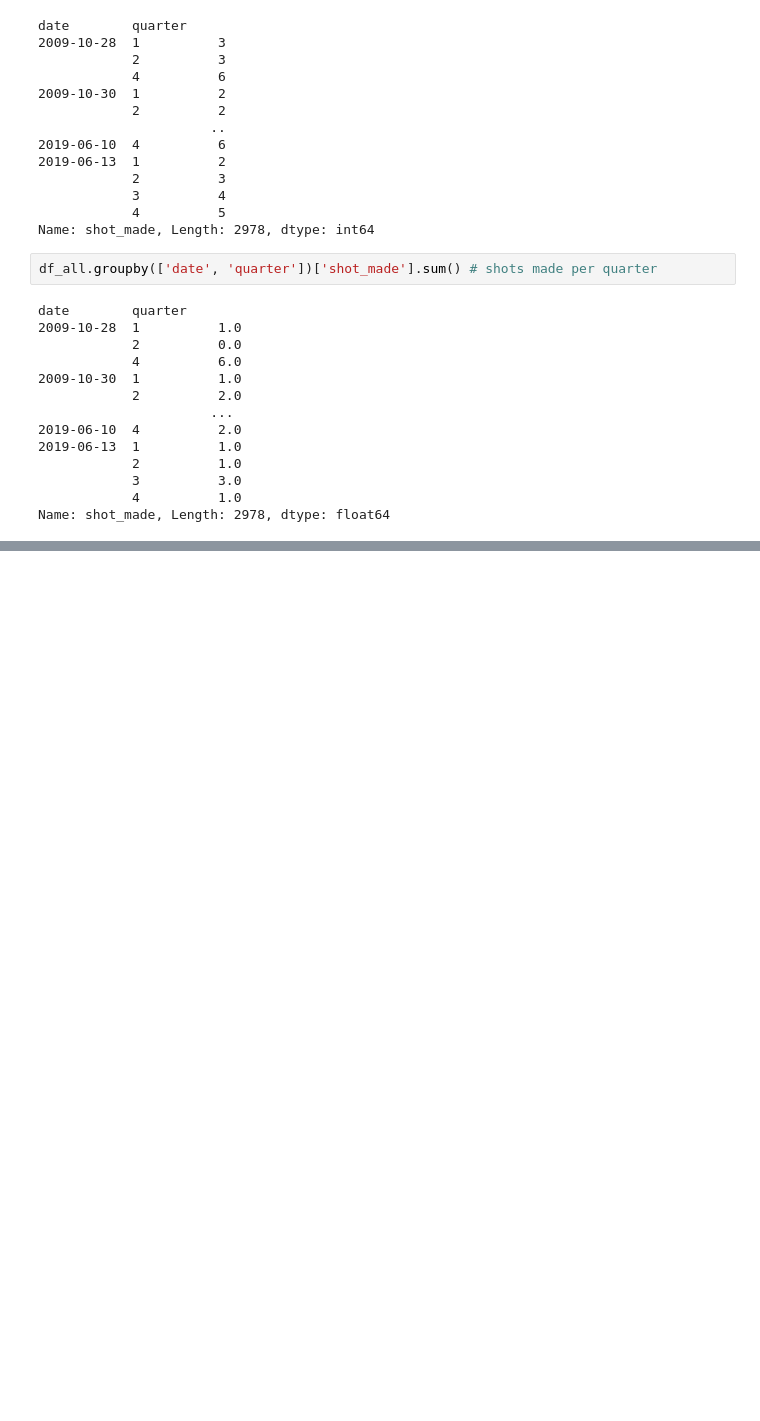
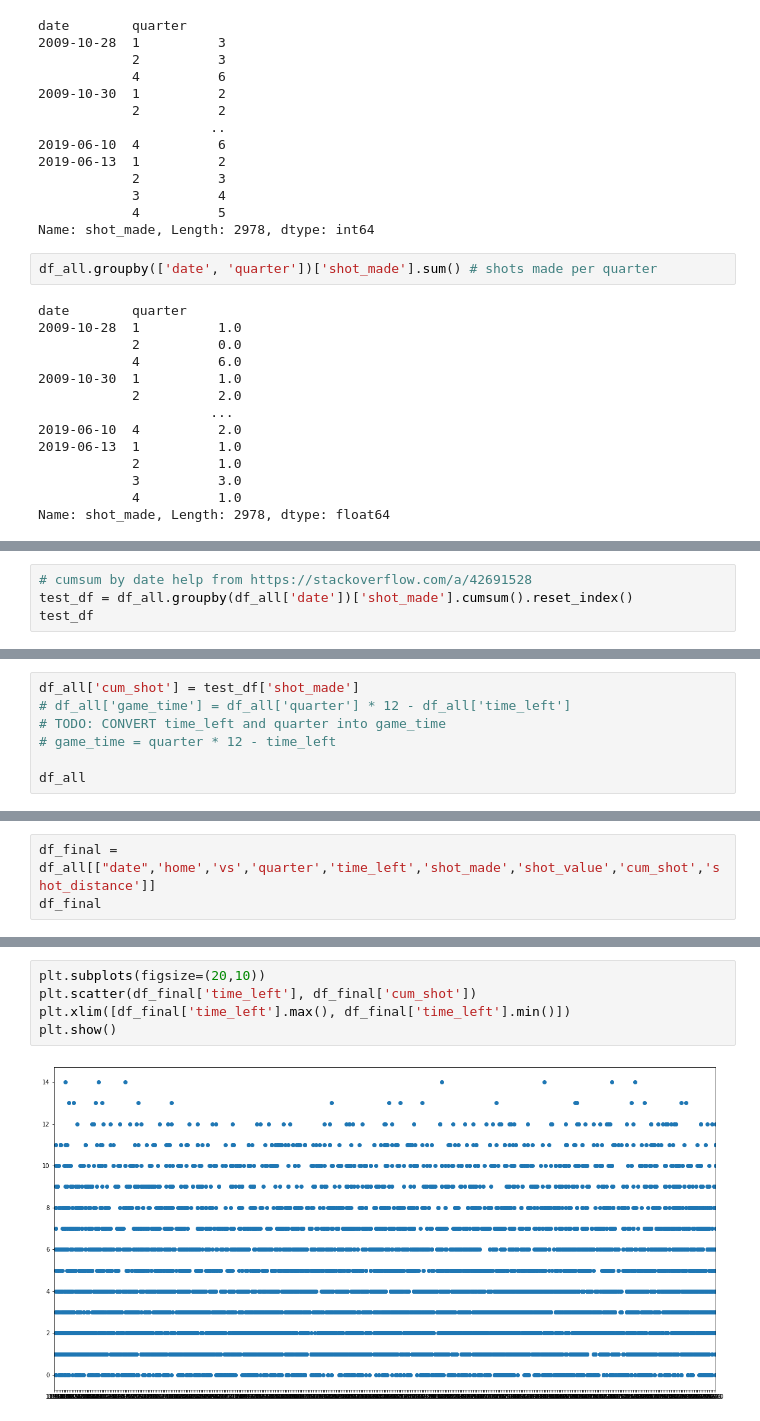
Before and after one commit to Fluffisaurus/player-performance-projection, a Jupyter notebook: scripts/combine_shooting_data.ipynb, the cells around one changed output, grey strips where cells are left out. Cells and saved outputs as stored; diff of their text form; blank space fills up the shorter version.

```diff
--- a/scripts/combine_shooting_data.ipynb
+++ b/scripts/combine_shooting_data.ipynb
@@ -124,0 +118,4 @@ Name: shot_made, dtype: bool
+# %%
+# cumsum by date help from https://stackoverflow.com/a/42691528
+test_df = df_all.groupby(df_all['date'])['shot_made'].cumsum().reset_index()
+test_df
@@ -124,0 +136,7 @@ Name: shot_made, dtype: bool
+# %%
+df_all['cum_shot'] = test_df['shot_made']
+# df_all['game_time'] = df_all['quarter'] * 12 - df_all['time_left']
+# TODO: CONVERT time_left and quarter into game_time
+# game_time = quarter * 12 - time_left
+
+df_all
@@ -124,0 +157,3 @@ Name: shot_made, dtype: bool
+# %%
+df_final = df_all[["date",'home','vs','quarter','time_left','shot_made','shot_value','cum_shot','shot_distance']]
+df_final
@@ -124,0 +174,7 @@ Name: shot_made, dtype: bool
+# %%
+plt.subplots(figsize=(20,10))
+plt.scatter(df_final['time_left'], df_final['cum_shot'])
+plt.xlim([df_final['time_left'].max(), df_final['time_left'].min()])
+plt.show()
+# %% [output]
+[figure, added]
```
Also changed, not shown: parts of 7 cells of this notebook.
